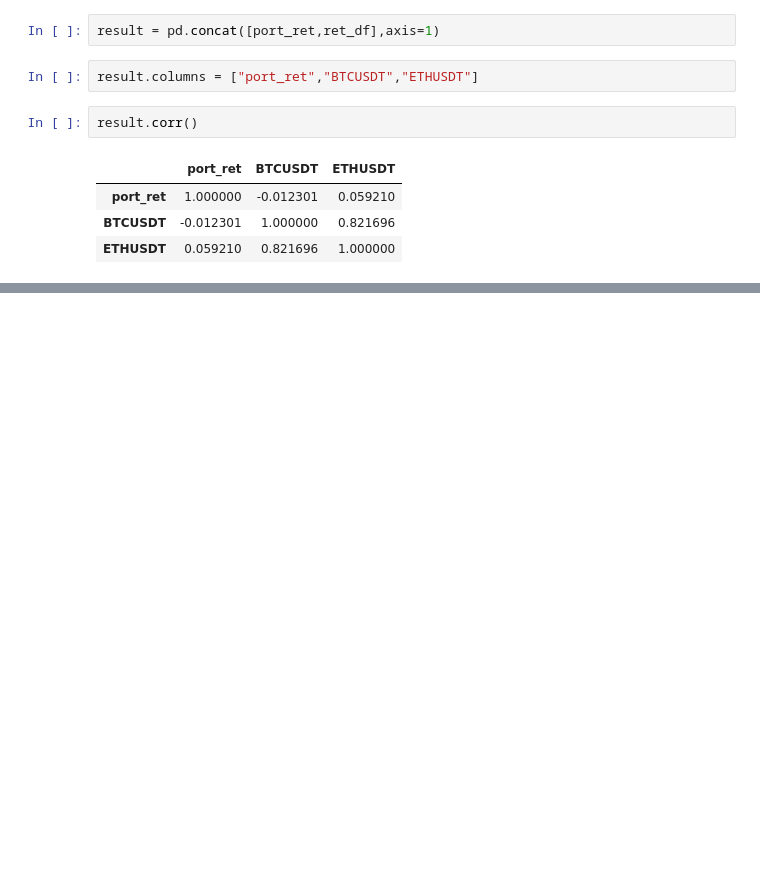
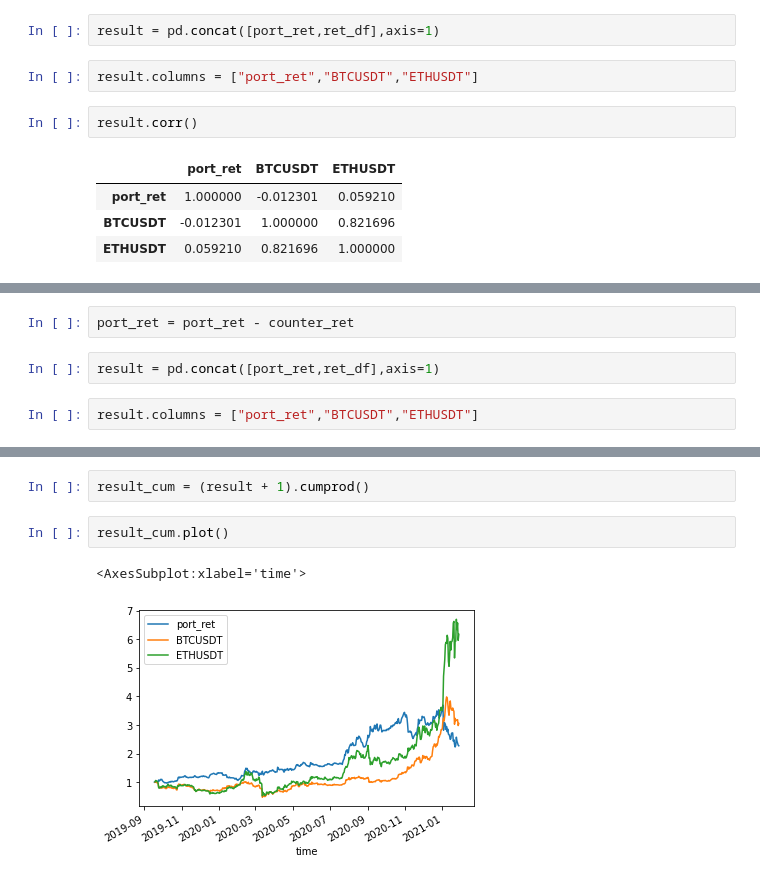
Before and after one commit to sunnyyang1576/btceth-momenum, a Jupyter notebook: Test.ipynb, the cells around one changed output, grey strips where cells are left out. Saved outputs shown, nothing was run; the diff lists cells and outputs as text; blank space fills up the shorter version.

```diff
--- a/Test.ipynb
+++ b/Test.ipynb
@@ -234,0 +276,6 @@ result.corr()
+# %%
+port_ret = port_ret - counter_ret
+# %%
+result = pd.concat([port_ret,ret_df],axis=1)
+# %%
+result.columns = ["port_ret","BTCUSDT","ETHUSDT"]
@@ -234,0 +289,7 @@ result.corr()
+# %%
+result_cum = (result + 1).cumprod()
+# %%
+result_cum.plot()
+# %% [output]
+<AxesSubplot:xlabel='time'>
+[figure, added]
```
Also changed, not shown: parts of 11 cells of this notebook.
